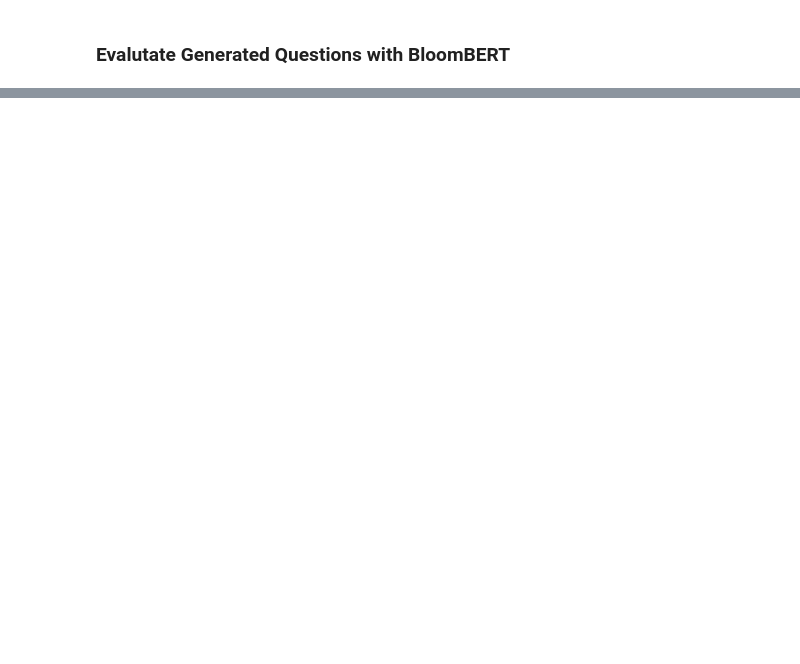
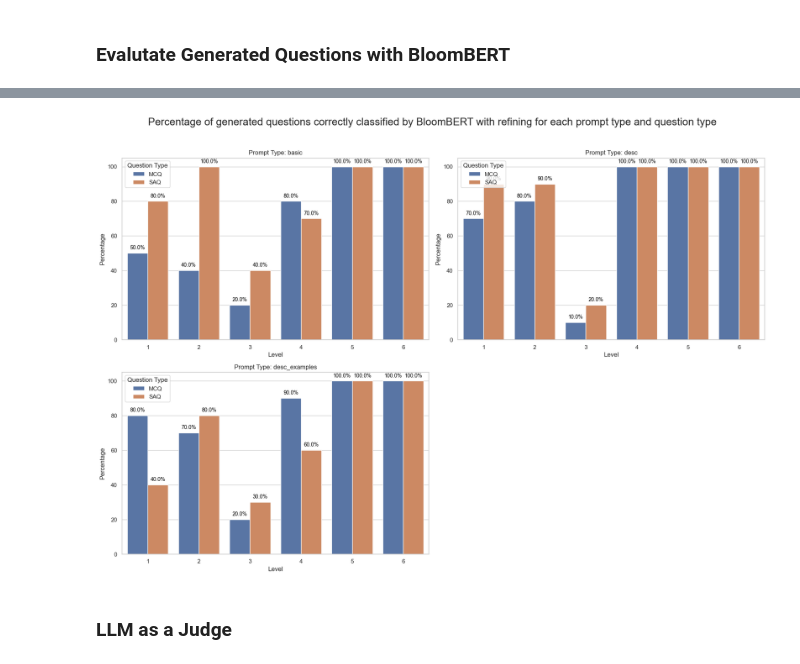
Before and after one commit to schole-ai/content-delivery, a Jupyter notebook: notebooks/bloom.ipynb, the cells around one changed output, grey strips where cells are left out. Cells and saved outputs as stored; diff of their text form; code cells hidden in the pictures; blank space fills up the shorter version.

```diff
--- a/notebooks/bloom.ipynb
+++ b/notebooks/bloom.ipynb
@@ -159,0 +175,3 @@ plt.show()
+# %%
+question = bloom_generator.generate_question(chunks[0], question_type="MCQ", level=3, prompt_type="desc", refine=True)
+print(json.dumps(question, indent=2))
@@ -159,0 +331,8 @@ plt.show()
+# %%
+# For each pompt type, print the percentage of is_correct depending on question type
+for prompt in prompt_types:
+    print(f'Prompt Type: {prompt}')
+    for question_type in question_types:
+        percentage = df[(df['prompt_type'] == prompt) & (df['question_type'] == question_type)]['is_correct'].mean() * 100
+        print(f'Question Type: {question_type}, Percentage of generated questions correctly classified with refining: {percentage:.2f}%')
+    print('\n')
@@ -159,0 +353,40 @@ plt.show()
+# %%
+# Plot the percentage of is_correct for each combination of question_type, prompt_type as bar plot with level on x-axis and percentage of is_correct on y-axis
+plt.figure(figsize=(18, 12))
+sns.set_theme(style="whitegrid")
+
+# Create a separate plot for each prompt type
+for i, prompt in enumerate(prompt_types, 1):
+    plt.subplot(2, 2, i)
+    ax = sns.barplot(
+        data=df[df['prompt_type'] == prompt],
+        x='level',
+        y='is_correct',
+        hue='question_type',
+        errorbar=None,
+        estimator=lambda x: np.mean(x) * 100
+    )
+    plt.title(f'Prompt Type: {prompt}')
+    plt.xlabel('Level')
+    plt.ylabel('Percentage')
+    plt.legend(title='Question Type')
+
+    # Add percentage values above each bar
+    for i in range(6):
+        for j in range(2):
+            bar = ax.patches[i * 2 + j]
+            height = bar.get_height()
+            ax.annotate(f'{height:.1f}%',
+                        (bar.get_x() + bar.get_width() / 2., height),
+                        ha='center', va='bottom',
+                        fontsize=10, color='black',
+                        xytext=(0, 5),
+                        textcoords='offset points')
+
+plt.suptitle('Percentage of generated questions correctly classified by BloomBERT with refining for each prompt type and question type', fontsize=20, y=1.02)
+plt.tight_layout()
+plt.show()
+# %% [output]
+[figure, added]
+# %% [markdown]
+### LLM as a Judge
```
Also changed, not shown: parts of 30 cells of this notebook, 7 other files.
